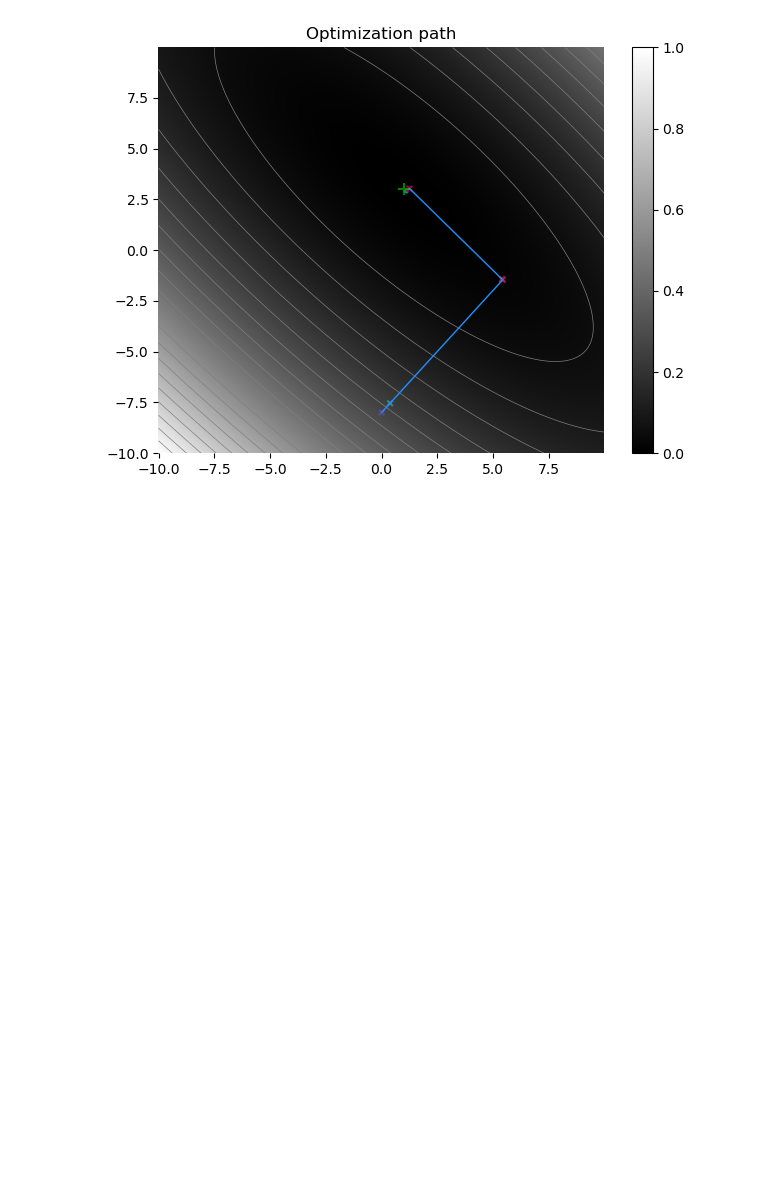
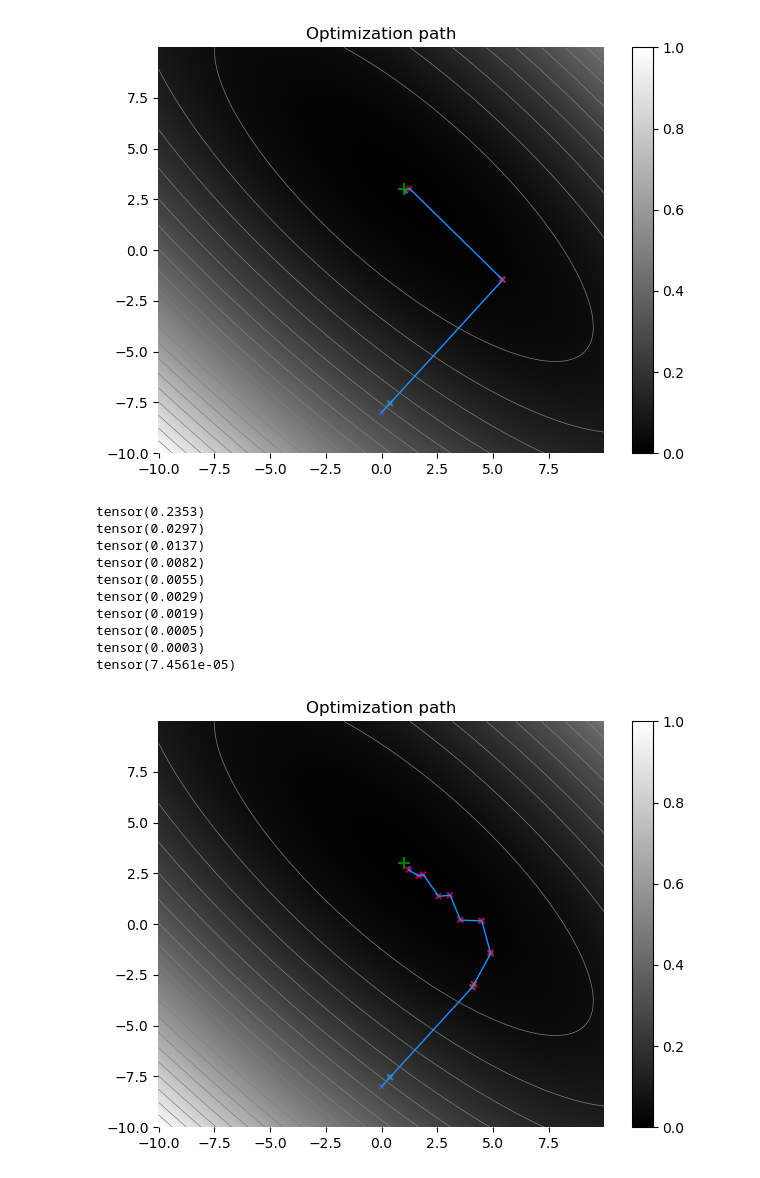
Before and after one commit to inikishev/torchzero-old, a Jupyter notebook: notebooks/algos/GDCGD.ipynb, the cells around one changed output. Saved outputs shown, nothing was run; the diff lists cells and outputs as text; code cells hidden in the pictures; blank space fills up the shorter version.

```diff
--- a/notebooks/algos/GDCGD.ipynb
+++ b/notebooks/algos/GDCGD.ipynb
@@ -167,3 +167,28 @@ tensor(0.2353)
 tensor(0.0150)
 tensor(0.0001)
 [figure]
+# %%
+descent = FunctionDescent2D(surfaces.booth)
+optimizer = QuadraticGDC(descent.parameters(), lr = 10, max_dist=10000, discard_over=10000, distance_mul=0.75)
+for i in range(10):
+    def closure(backward:bool):
+        loss = descent.step()
+        if backward:
+            optimizer.zero_grad()
+            loss.backward()
+        return loss
+    loss = optimizer.step(closure)
+    print(loss)
+descent.plot_path()
+# %% [output]
+tensor(0.2353)
+tensor(0.0297)
+tensor(0.0137)
+tensor(0.0082)
+tensor(0.0055)
+tensor(0.0029)
+tensor(0.0019)
+tensor(0.0005)
+tensor(0.0003)
+tensor(7.4561e-05)
+[figure, added]
```
Also changed, not shown: 1 other file.
